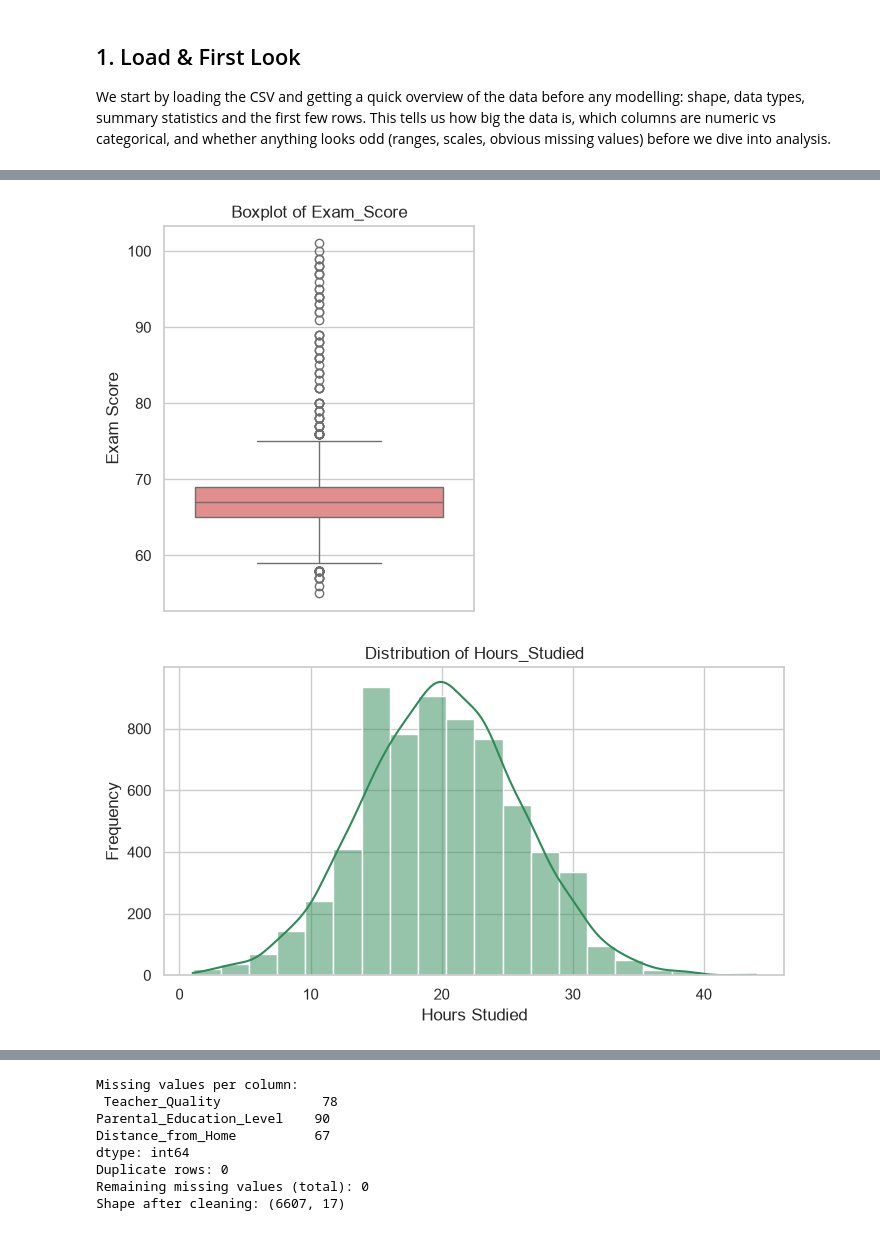
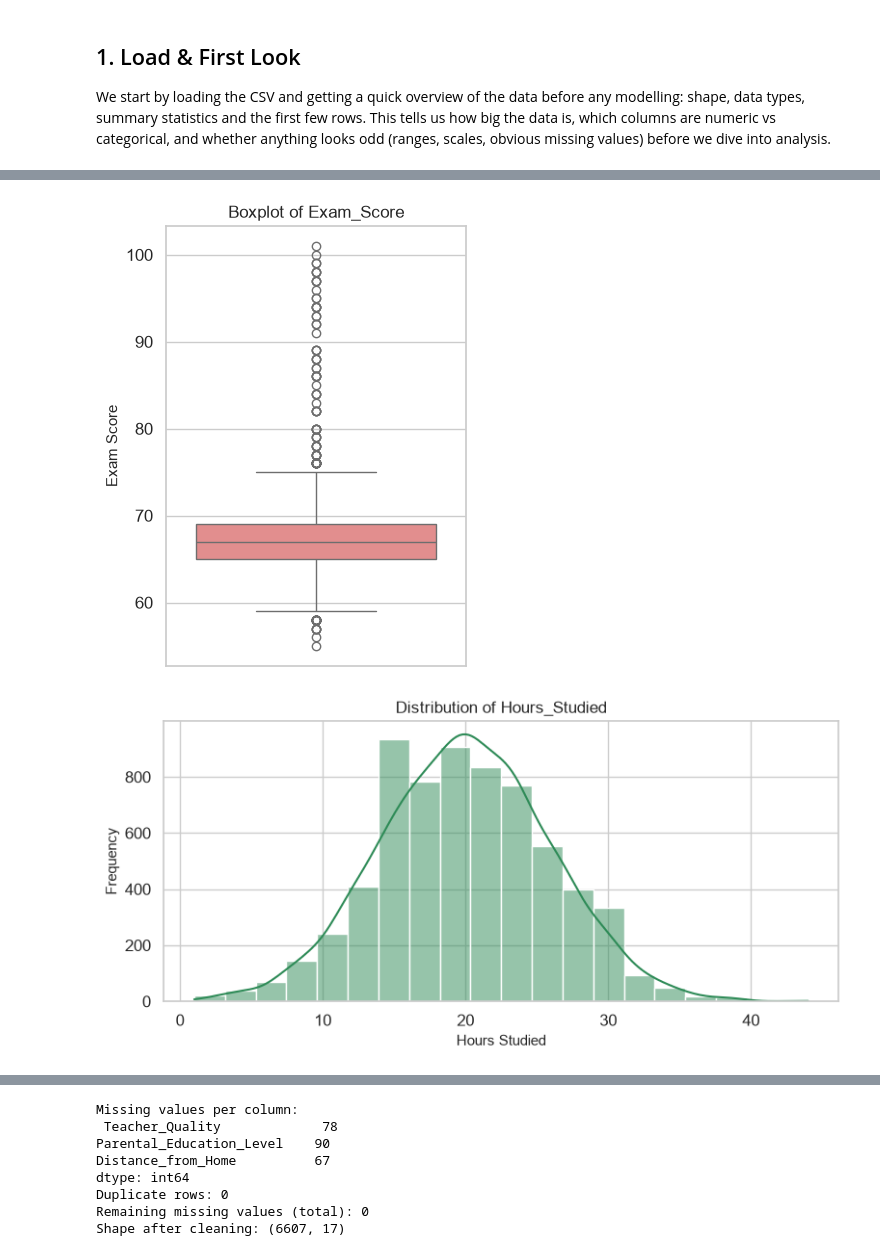
Before and after one commit to M-Amine-HM/elevvo_projects, a Jupyter notebook: task1/student_performance_analysis.ipynb, the cells around one changed output, grey strips where cells are left out. Cells and saved outputs as stored; diff of their text form; code cells hidden in the pictures.

```diff
--- a/task1/student_performance_analysis.ipynb
+++ b/task1/student_performance_analysis.ipynb
@@ -68,7 +94,11 @@ from sklearn.metrics import r2_score, mean_absolute_error, mean_squared_error  #
 # Render plots directly inside the notebook.
 %matplotlib inline
 sns.set_theme(style='whitegrid')
+sns.set_context("notebook", font_scale=1.1)
+plt.rcParams.update({'axes.titlesize': 12, 'axes.labelsize': 11})
 np.random.seed(42)
+import warnings
+warnings.filterwarnings('ignore')
 # %%
 # Load the raw CSV file.
 df = pd.read_csv('StudentPerformanceFactors.csv')
@@ -139,22 +186,24 @@ plt.show()
 # %%
 # Boxplot of Exam_Score to spot outliers and see spread/median.
 plt.figure(figsize=(4, 5))
 sns.boxplot(y=df['Exam_Score'], color='lightcoral')
-plt.title('Boxplot of Exam_Score')
-plt.ylabel('Exam Score')
+plt.title('Boxplot of Exam_Score', fontsize=12)
+plt.ylabel('Exam Score', fontsize=11)
+plt.tight_layout()
 plt.show()
 # %% [output]
-[figure, old version]
+[figure, new version]
 # %%
 # Histogram of the baseline feature Hours_Studied.
 plt.figure(figsize=(8, 4))
 sns.histplot(df['Hours_Studied'], bins=20, kde=True, color='seagreen')
-plt.title('Distribution of Hours_Studied')
-plt.xlabel('Hours Studied')
-plt.ylabel('Frequency')
+plt.title('Distribution of Hours_Studied', fontsize=12)
+plt.xlabel('Hours Studied', fontsize=11)
+plt.ylabel('Frequency', fontsize=11)
+plt.tight_layout()
 plt.show()
 # %% [output]
-[figure, old version]
+[figure, new version]
 # %%
 # Scatter plot: relationship between Hours_Studied and Exam_Score.
 plt.figure(figsize=(8, 5))
```
Also changed, not shown: parts of 57 cells of this notebook.
